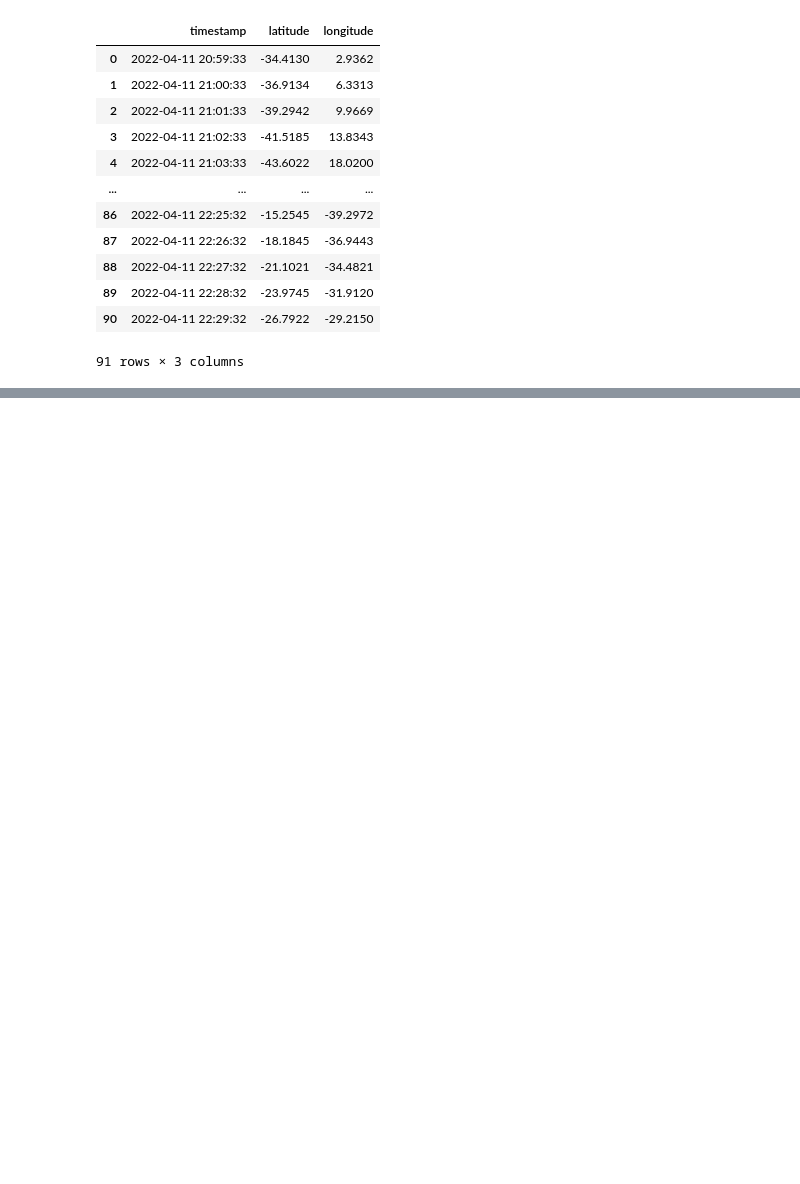
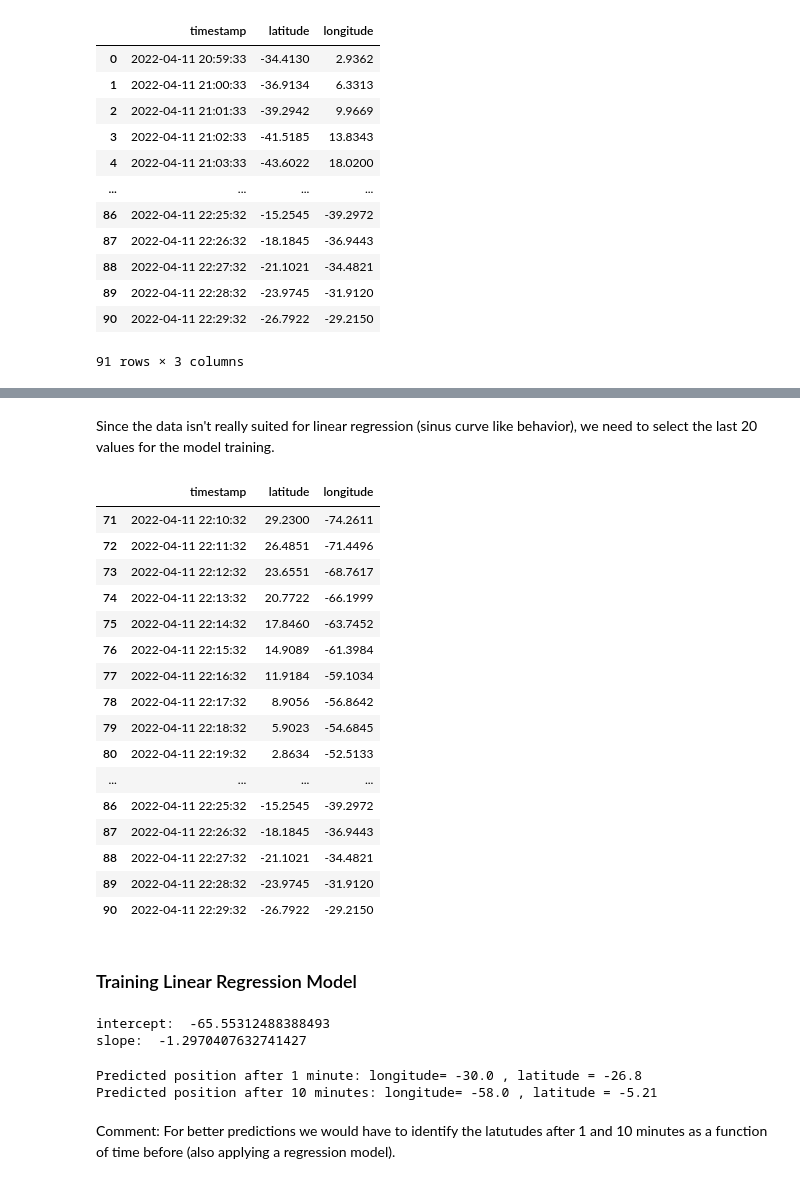
Before and after one commit to StefanieSenger/Find_ISS, a Jupyter notebook: Regression_Models/Linear_Regression.ipynb, the cells around one changed output, grey strips where cells are left out. Drawn from its saved outputs; the diff is of its cells as text; code cells hidden in the pictures; blank space fills up the shorter version.

Commit message:
linear regression model trained

```diff
--- a/Regression_Models/Linear_Regression.ipynb
+++ b/Regression_Models/Linear_Regression.ipynb
@@ -38,0 +40,50 @@ plt.plot(ISS_locations_df['longitude'].astype(str), ISS_locations_df['latitude']
+# %% [markdown]
+Since the data isn't really suited for linear regression (sinus curve like behavior), we need to select the last 20 values for the model training.
+# %%
+# Cutting the df down to the last 20 rows
+latest_ISS_locations_df = ISS_locations_df.iloc[-20:,]
+latest_ISS_locations_df
+# %% [output]
+|  | timestamp | latitude | longitude |
+| 71 | 2022-04-11 22:10:32 | 29.2300 | -74.2611 |
+| 72 | 2022-04-11 22:11:32 | 26.4851 | -71.4496 |
+| 73 | 2022-04-11 22:12:32 | 23.6551 | -68.7617 |
+| 74 | 2022-04-11 22:13:32 | 20.7722 | -66.1999 |
+| 75 | 2022-04-11 22:14:32 | 17.8460 | -63.7452 |
+| 76 | 2022-04-11 22:15:32 | 14.9089 | -61.3984 |
+| 77 | 2022-04-11 22:16:32 | 11.9184 | -59.1034 |
+| 78 | 2022-04-11 22:17:32 | 8.9056 | -56.8642 |
+| 79 | 2022-04-11 22:18:32 | 5.9023 | -54.6845 |
+| 80 | 2022-04-11 22:19:32 | 2.8634 | -52.5133 |
+| ... | ... | ... | ... |
+| 86 | 2022-04-11 22:25:32 | -15.2545 | -39.2972 |
+| 87 | 2022-04-11 22:26:32 | -18.1845 | -36.9443 |
+| 88 | 2022-04-11 22:27:32 | -21.1021 | -34.4821 |
+| 89 | 2022-04-11 22:28:32 | -23.9745 | -31.9120 |
+| 90 | 2022-04-11 22:29:32 | -26.7922 | -29.2150 |
+# %% [markdown]
+### Training Linear Regression Model
+# %%
+# Training process
+slope, intercept, r_value, p_value, std_err = stats.linregress(
+    x = latest_ISS_locations_df['longitude'],
+    y = latest_ISS_locations_df['latitude'])
+
+print('intercept: ', intercept)
+print('slope: ', slope)
+# %% [output]
+intercept:  -65.55312488388493
+slope:  -1.2970407632741427
+# %%
+# Predicting longitude 1 periods out
+predicted_latitude = np.ceil(slope * -26.8 + intercept)
+print('Predicted position after 1 minute: longitude=', predicted_latitude, ', latitude = -26.8')
+
+# Predicting longitude 10 periods out
+predicted_latitude = np.ceil(slope * -5.21 + intercept)
+print('Predicted position after 10 minutes: longitude=', predicted_latitude, ', latitude = -5.21')
+# %% [output]
+Predicted position after 1 minute: longitude= -30.0 , latitude = -26.8
+Predicted position after 10 minutes: longitude= -58.0 , latitude = -5.21
+# %% [markdown]
+Comment: For better predictions we would have to identify the latutudes after 1 and 10 minutes as a function of time before (also applying a regression model).
```
Also changed, not shown: parts of 3 cells of this notebook.
